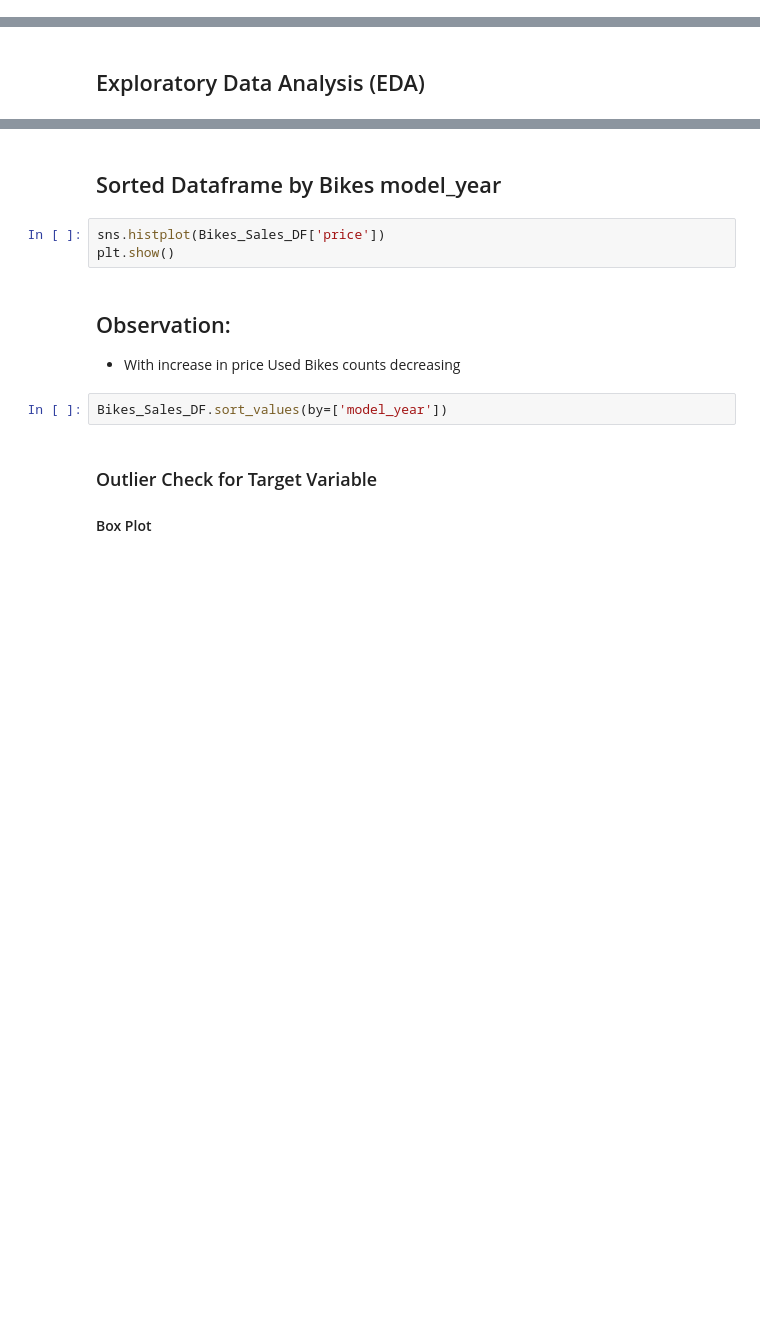
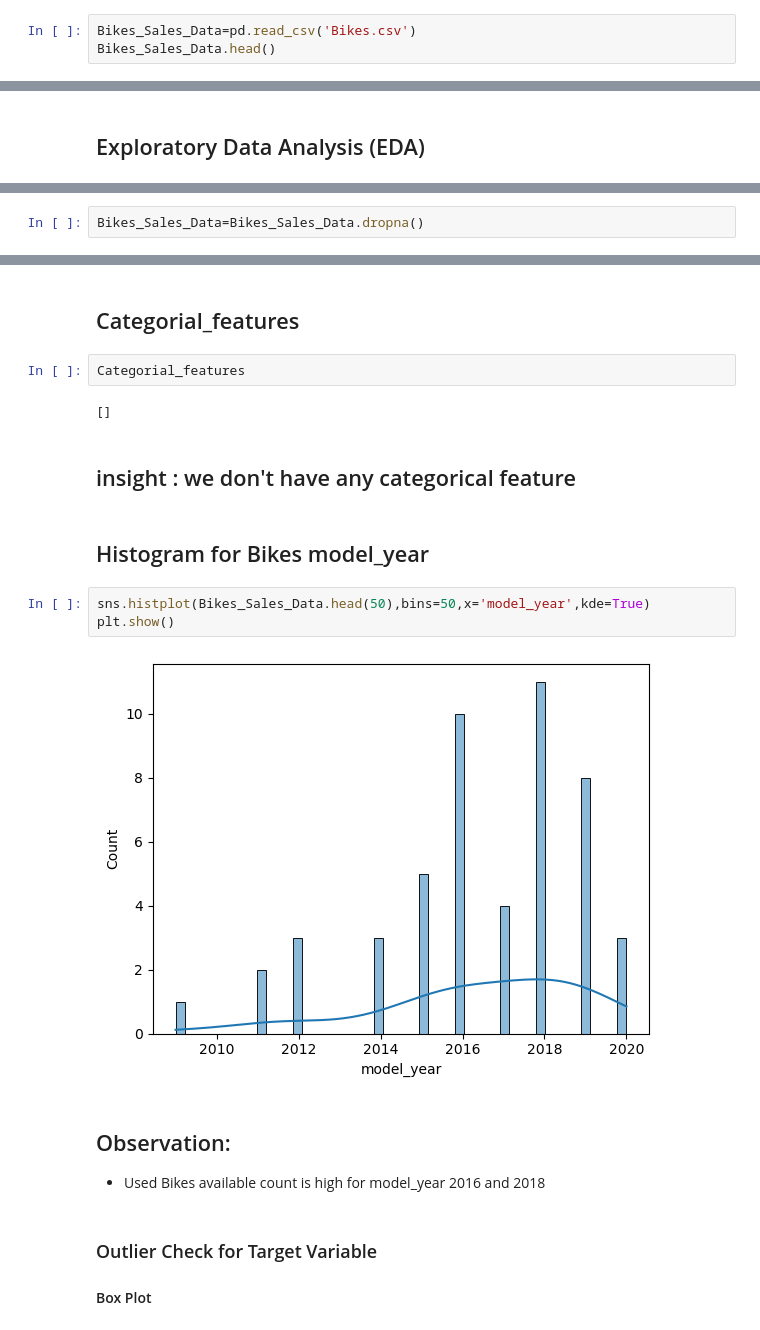
Before and after one commit to ChanchalNarang2024/UsedBikesPrices, a Jupyter notebook: Used_Bikes_Sales.ipynb, the cells around one changed output, grey strips where cells are left out. Saved outputs shown, nothing was run; the diff lists cells and outputs as text; blank space fills up the shorter version.

```diff
--- a/Used_Bikes_Sales.ipynb
+++ b/Used_Bikes_Sales.ipynb
@@ -20,0 +25,3 @@ from sklearn.model_selection import train_test_split
+# %%
+Bikes_Sales_Data=pd.read_csv('Bikes.csv')
+Bikes_Sales_Data.head()
@@ -76,0 +118,2 @@ Bikes_Sales_DF.isna().sum()   # All missing values removed
+# %%
+Bikes_Sales_Data=Bikes_Sales_Data.dropna()
@@ -81,13 +261,21 @@ Bikes_Sales_DF.describe()
+# %% [markdown]
+## Categorial_features
+# %%
+Categorial_features
+# %% [output]
+[]
+# %% [markdown]
+## insight : we don't have any categorical feature
 # %% [markdown]
-## Sorted Dataframe by Bikes model_year
+## Histogram for Bikes model_year
 # %%
-sns.histplot(Bikes_Sales_DF['price'])
+sns.histplot(Bikes_Sales_Data.head(50),bins=50,x='model_year',kde=True)
 plt.show()
+# %% [output]
+[figure, added]
 # %% [markdown]
 ## Observation:
-- With increase in price Used Bikes counts decreasing
+- Used Bikes available count is high for model_year 2016 and 2018
-# %%
-Bikes_Sales_DF.sort_values(by=['model_year'])
 # %% [markdown]
 ### Outlier Check for Target Variable
 #### Box Plot
```
Also changed, not shown: parts of 66 cells of this notebook.
